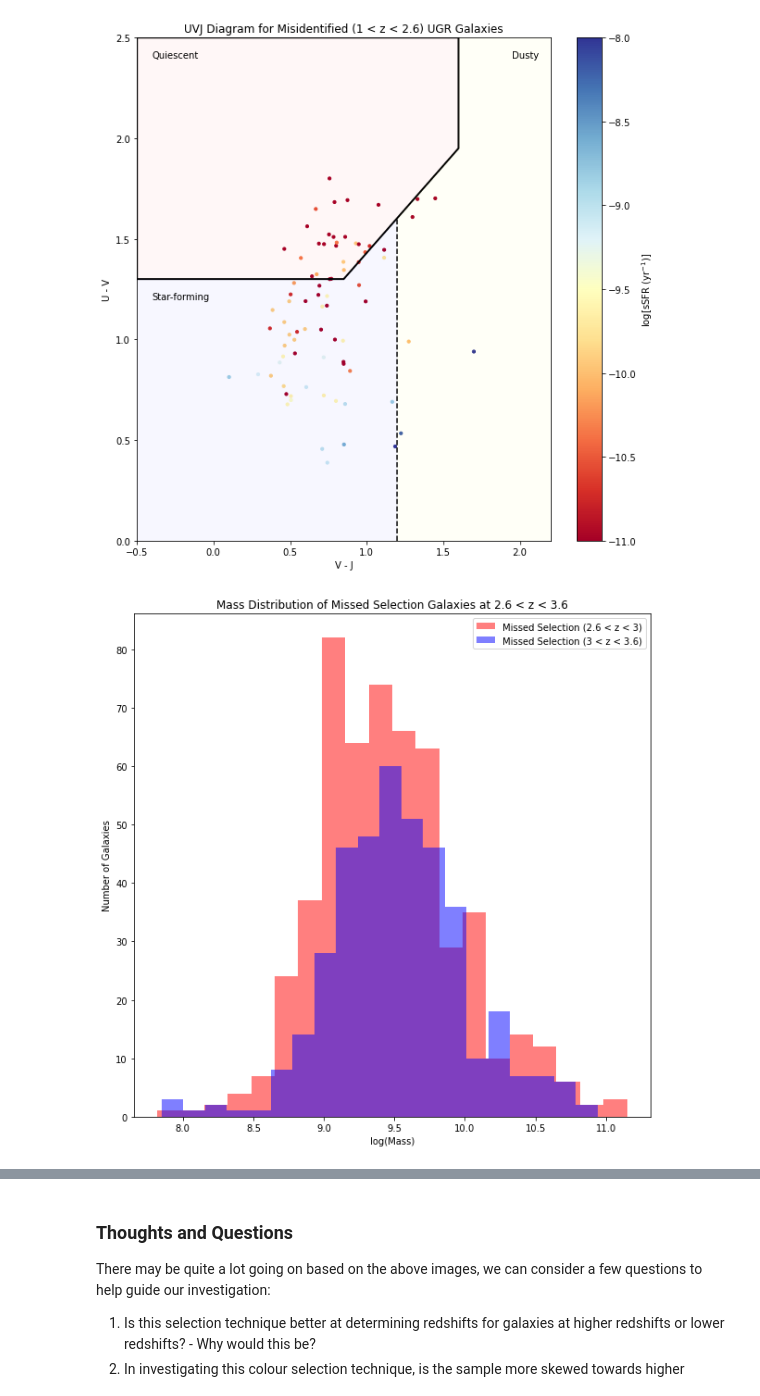
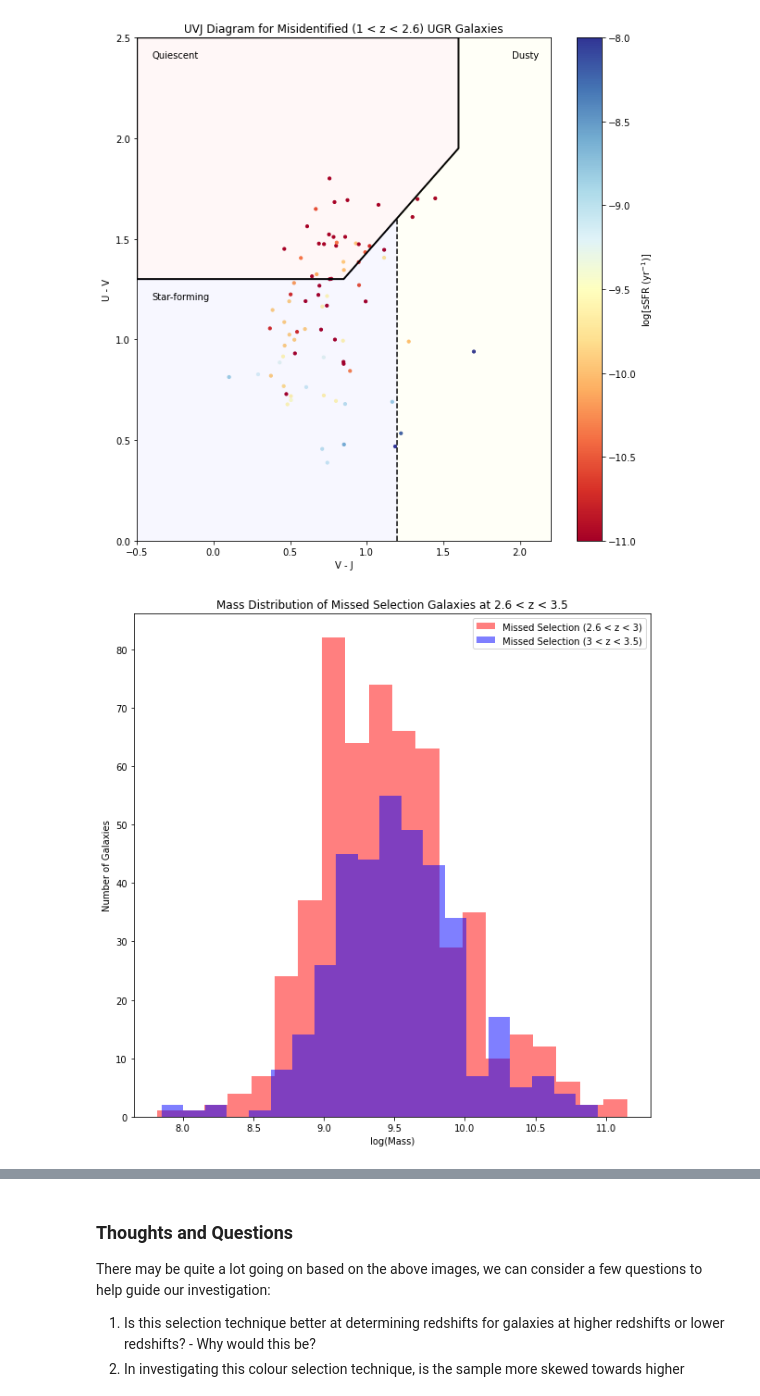
Before and after one commit to mitchellhooymans/LymanBreakActivity, a Jupyter notebook: LymanBreakActivity.ipynb, the cells around one changed output, grey strips where cells are left out. Saved outputs shown, nothing was run; the diff lists cells and outputs as text; code cells hidden in the pictures.

```diff
--- a/LymanBreakActivity.ipynb
+++ b/LymanBreakActivity.ipynb
@@ -281,14 +281,14 @@ No handles with labels found to put in legend.
 # %%
 # Seperating categories
 # Correct Identification - ugr selection and correct redshift range, or correct non-ugr selection and correct redshift range (unselected)
-correct_ugr_identification_df = cosmos_df[(giavalisco_selection_ugr & ((redshift >= 2.6) & (redshift <= 3.6)))]
-correct_nonugr_identification_df = cosmos_df[(~giavalisco_selection_ugr & ((redshift < 2.6) | (redshift > 3.6)))]
+correct_ugr_identification_df = cosmos_df[(giavalisco_selection_ugr & ((redshift >= 2.6) & (redshift <= 3.5)))]
+correct_nonugr_identification_df = cosmos_df[(~giavalisco_selection_ugr & ((redshift < 2.6) | (redshift > 3.5)))]
 
 # Misidentification - ugr selection and incorrect redshift range
-misidentification_df = cosmos_df[(giavalisco_selection_ugr & ((redshift < 2.6) | (redshift > 3.6)))]
+misidentification_df = cosmos_df[(giavalisco_selection_ugr & ((redshift < 2.6) | (redshift > 3.5)))]
 
 # Missed Selection - non-ugr selection and correct redshift range
-missed_selection_df = cosmos_df[(~giavalisco_selection_ugr & ((redshift >= 2.6) & (redshift <= 3.6)))]
+missed_selection_df = cosmos_df[(~giavalisco_selection_ugr & ((redshift >= 2.6) & (redshift <= 3.5)))]
 # %%
 # Printing the number of galaxies in the inital sample - after filtering for useable data
 print(f'Initial Sample: {len(cosmos_df)}')
@@ -514,21 +514,21 @@ plot_uvj_categories(misidentification_lowz26_df, 'Misidentified (1 < z < 2.6)')
 [figure]
 [figure]
 # %%
-# We can similarly investigate the missed selection category at 2.6 < z < 3.6 - in bins of 2.6 to 3 and 3 to 3.6, noting that there is a lower amount of galaxies in the 3 to 3.6 range
+# We can similarly investigate the missed selection category at 2.6 < z < 3.5 - in bins of 2.6 to 3 and 3 to 3.5, noting that there is a lower amount of galaxies in the 3 to 3.5 range
 missed_selection_midz_df = missed_selection_df[(missed_selection_df['z_peak'] > 2.6 ) & (missed_selection_df['z_peak'] < 3)]
-missed_selection_highz_df = missed_selection_df[(missed_selection_df['z_peak'] >= 3 ) & (missed_selection_df['z_peak'] <= 3.6)]
+missed_selection_highz_df = missed_selection_df[(missed_selection_df['z_peak'] >= 3 ) & (missed_selection_df['z_peak'] <= 3.5)]
 
 # plot the mass distribution of the missed selection category at 2.6 < z < 3
 plt.figure(figsize=(10, 10))
 plt.hist(missed_selection_midz_df['lmass'], bins=20, alpha=0.5, label='Missed Selection (2.6 < z < 3)', color='r')
-plt.hist(missed_selection_highz_df['lmass'], bins=20, alpha=0.5, label='Missed Selection (3 < z < 3.6)', color='b')
+plt.hist(missed_selection_highz_df['lmass'], bins=20, alpha=0.5, label='Missed Selection (3 < z < 3.5)', color='b')
 plt.xlabel('log(Mass)')
 plt.ylabel('Number of Galaxies')
 plt.legend()
-plt.title('Mass Distribution of Missed Selection Galaxies at 2.6 < z < 3.6') # note the slight skew toward lower mass in the 2.6 to 3 range
+plt.title('Mass Distribution of Missed Selection Galaxies at 2.6 < z < 3.5') # note the slight skew toward lower mass in the 2.6 to 3 range
 plt.show()
 # %% [output]
-[figure, old version]
+[figure, new version]
 # %%
 # Now we can investigate both of these redshift bins in UGR and UVJ space
 # First the UGR colour space
```
Also changed, not shown: parts of 34 cells of this notebook.
